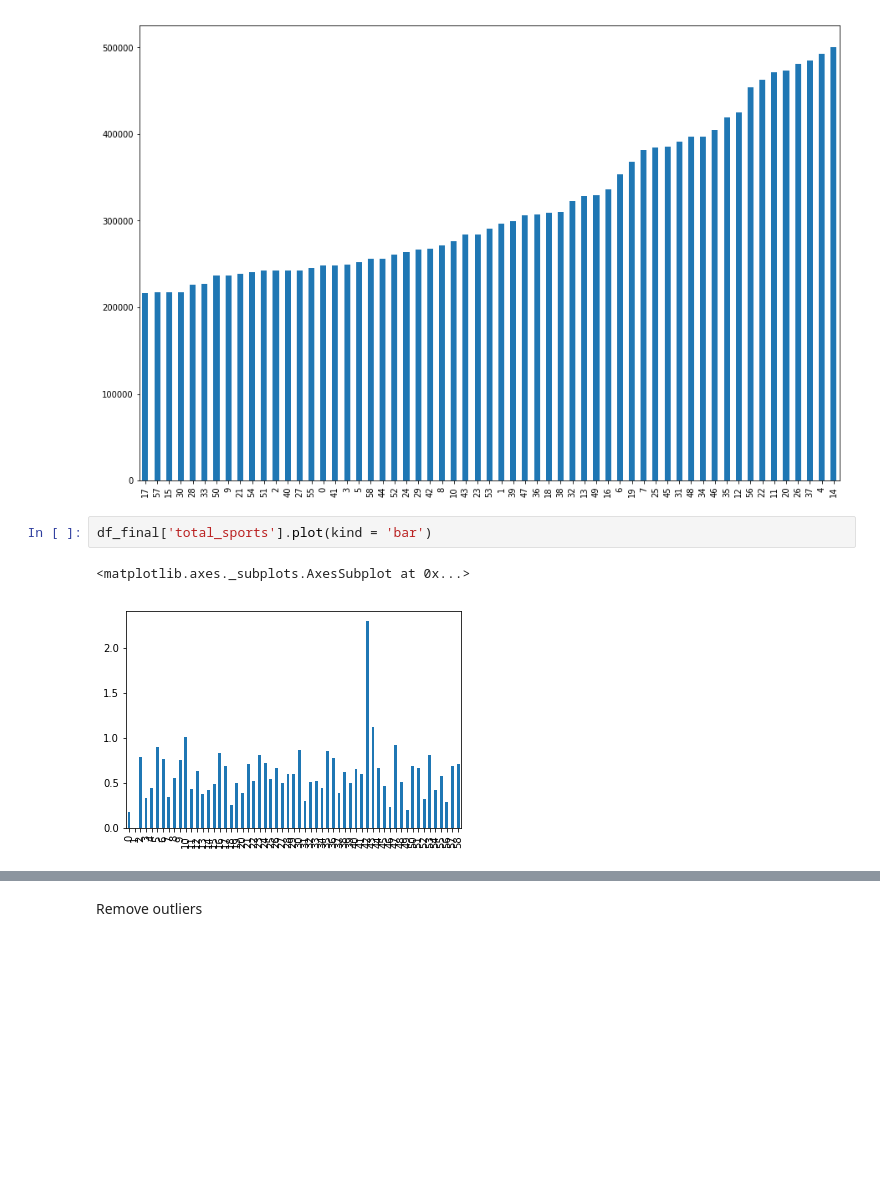
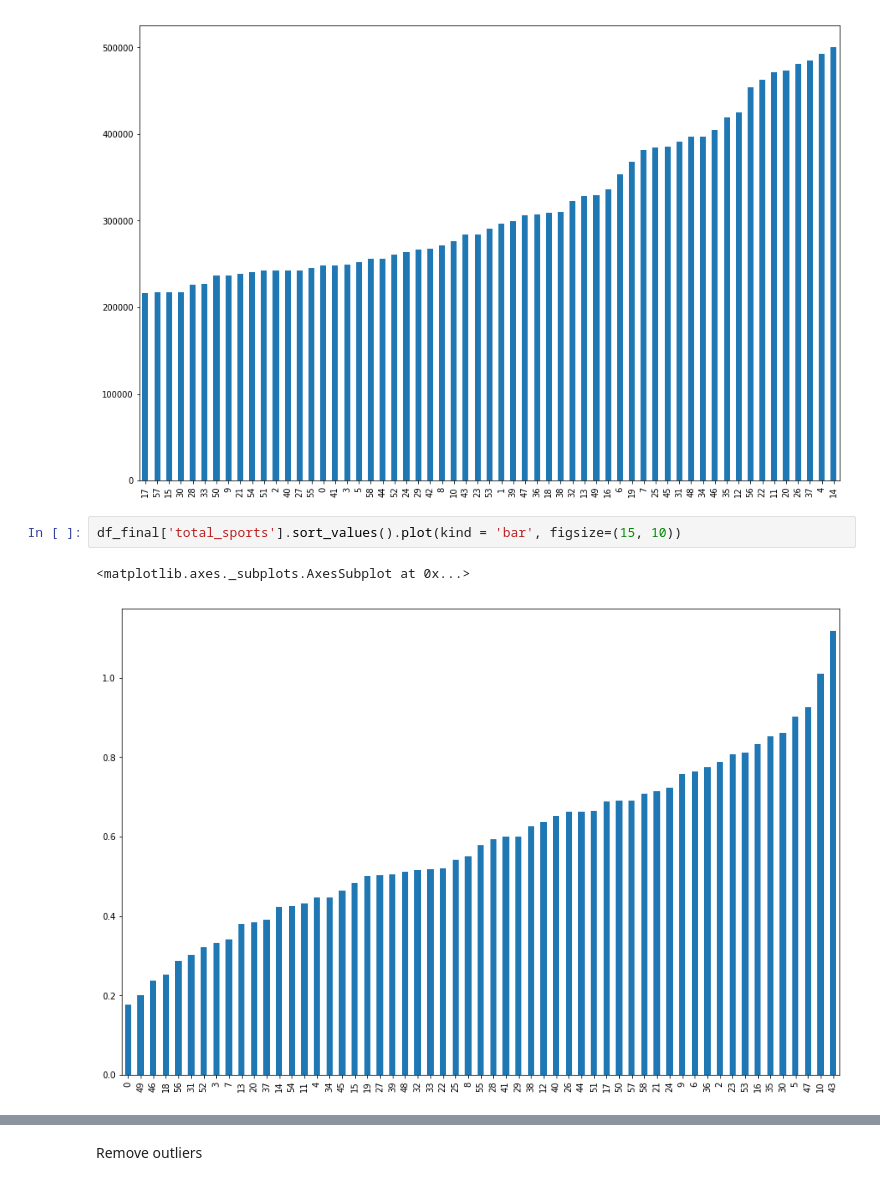
Before and after one commit to Pavel-V/Applied_Data_Science_Capstone, a Jupyter notebook: Test.ipynb, the cells around one changed output, grey strips where cells are left out. Cells and saved outputs as stored; diff of their text form; blank space fills up the shorter version.

```diff
--- a/Test.ipynb
+++ b/Test.ipynb
@@ -240,10 +240,10 @@ df_final['Population'].sort_values().plot(kind = 'bar', figsize=(15, 10))
 <matplotlib.axes._subplots.AxesSubplot at 0x...>
 [figure]
 # %%
-df_final['total_sports'].plot(kind = 'bar')
+df_final['total_sports'].sort_values().plot(kind = 'bar', figsize=(15, 10))
 # %% [output]
 <matplotlib.axes._subplots.AxesSubplot at 0x...>
-[figure, old version]
+[figure, new version]
 # %%
 df_final['total_sports'].plot.box()
 # %% [output]
```
Also changed, not shown: parts of 30 cells of this notebook.
